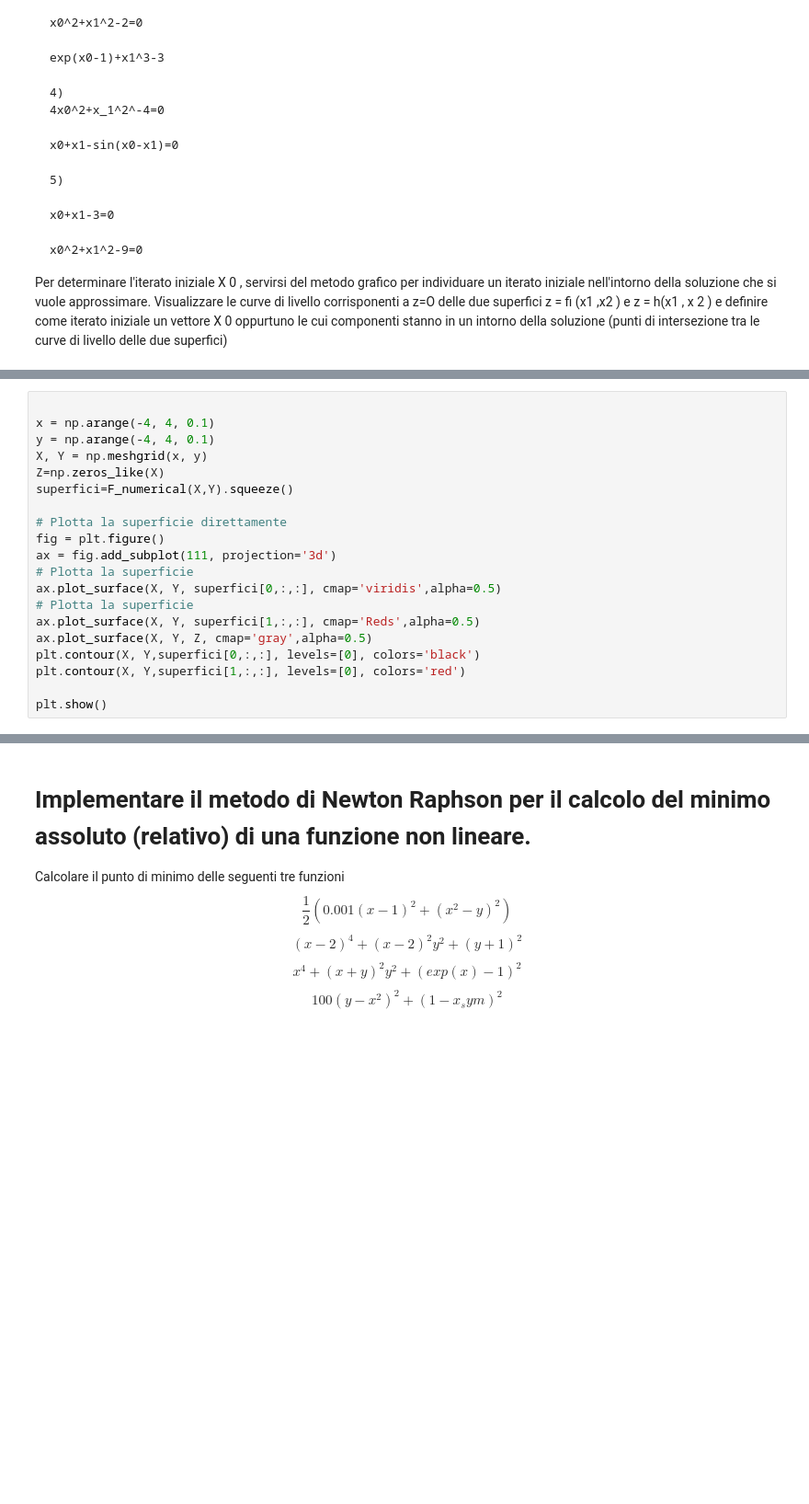
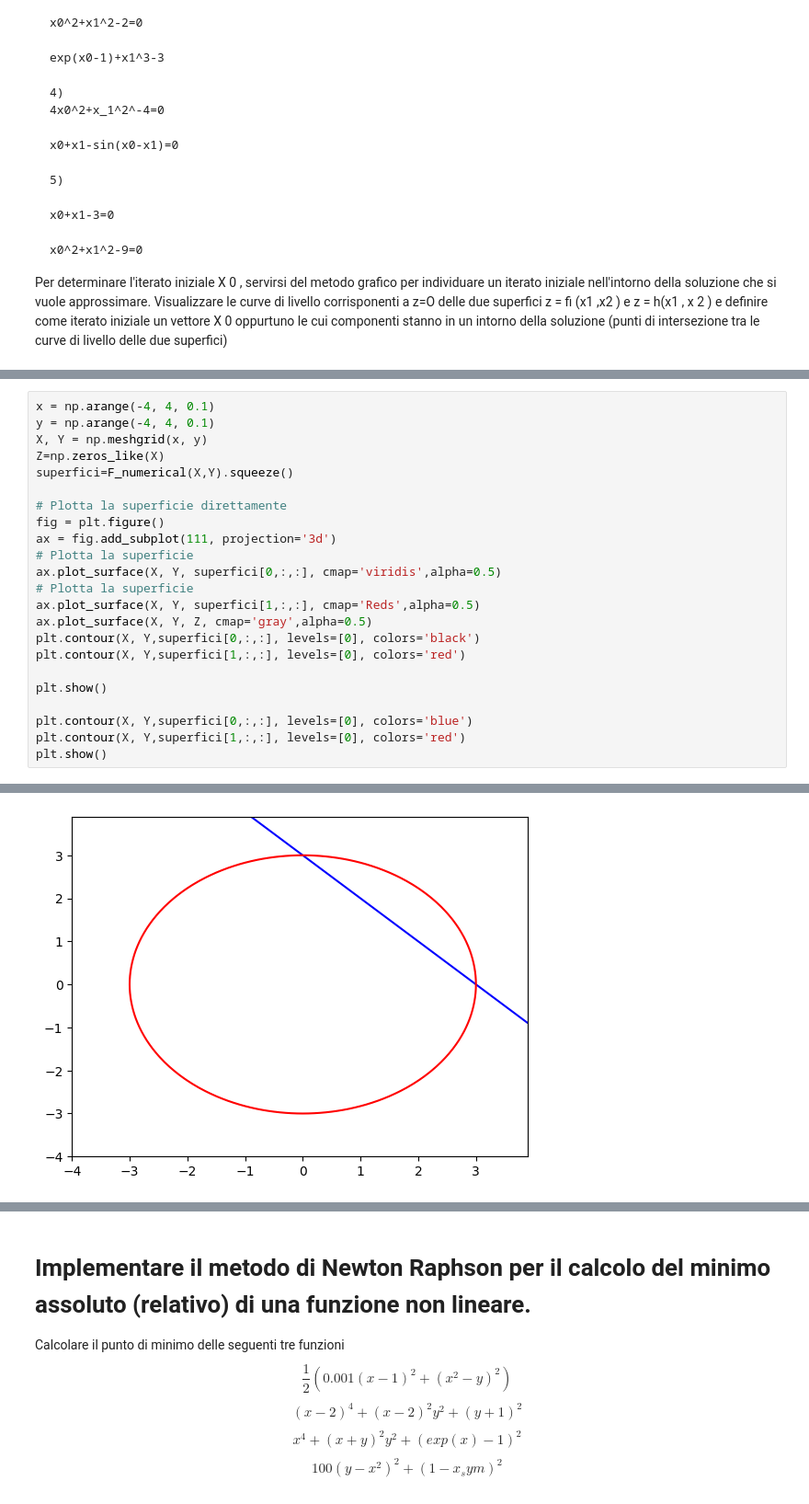
Before and after one commit to lspita/unibo-metodi-numerici-ia, a Jupyter notebook: lab07/Laboratorio7.ipynb, the cells around one changed output, grey strips where cells are left out. Shown: that part at 92% size. Cells and saved outputs as stored; diff of their text form; blank space fills up the shorter version.

```diff
--- a/lab07/Laboratorio7.ipynb
+++ b/lab07/Laboratorio7.ipynb
@@ -432,24 +555,28 @@ J_numerical = lambdify([x_sym, y_sym], J_sym, np)
 # Converte il vettore di funzioni Simbolico in una funzione che può essere valutata numericamente mediante lambdify
 F_numerical = lambdify([x_sym, y_sym], F_sym(f1_sym,f2_sym), np)
 # %%
-
 x = np.arange(-4, 4, 0.1)
 y = np.arange(-4, 4, 0.1)
 X, Y = np.meshgrid(x, y)
 Z=np.zeros_like(X)
 superfici=F_numerical(X,Y).squeeze()
 
 # Plotta la superficie direttamente
 fig = plt.figure()
 ax = fig.add_subplot(111, projection='3d')
 # Plotta la superficie
 ax.plot_surface(X, Y, superfici[0,:,:], cmap='viridis',alpha=0.5)
 # Plotta la superficie
 ax.plot_surface(X, Y, superfici[1,:,:], cmap='Reds',alpha=0.5)
 ax.plot_surface(X, Y, Z, cmap='gray',alpha=0.5)
 plt.contour(X, Y,superfici[0,:,:], levels=[0], colors='black')
 plt.contour(X, Y,superfici[1,:,:], levels=[0], colors='red')
 
 plt.show()
+
+plt.contour(X, Y,superfici[0,:,:], levels=[0], colors='blue')
+plt.contour(X, Y,superfici[1,:,:], levels=[0], colors='red')
+plt.show()
 # %% [output]
 [figure]
+[figure, added]
```
Also changed, not shown: parts of 3 cells of this notebook, 1 other file.
